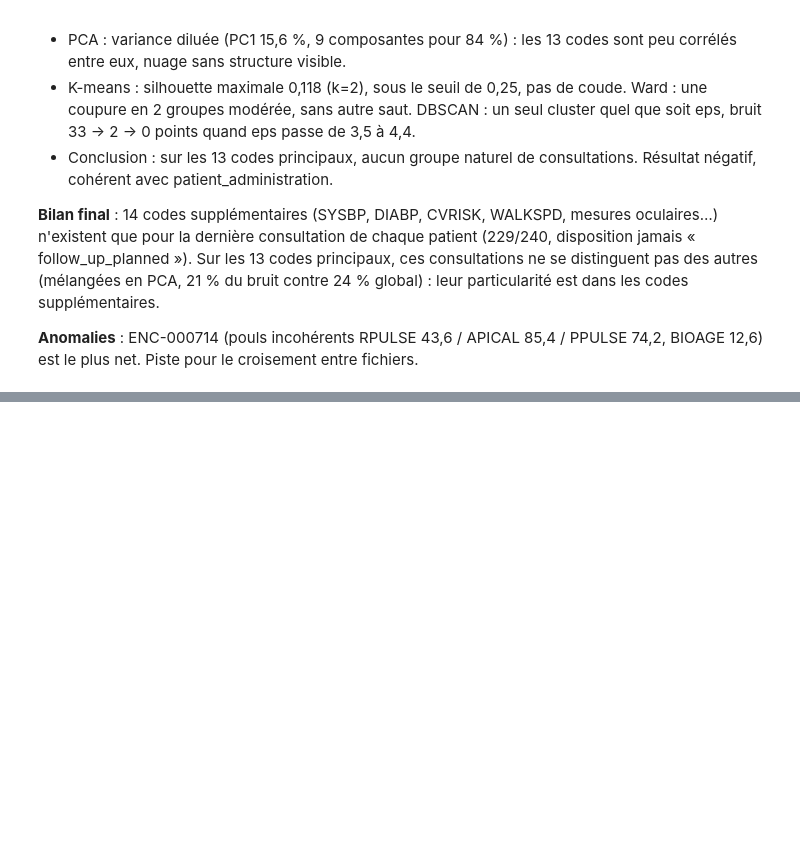
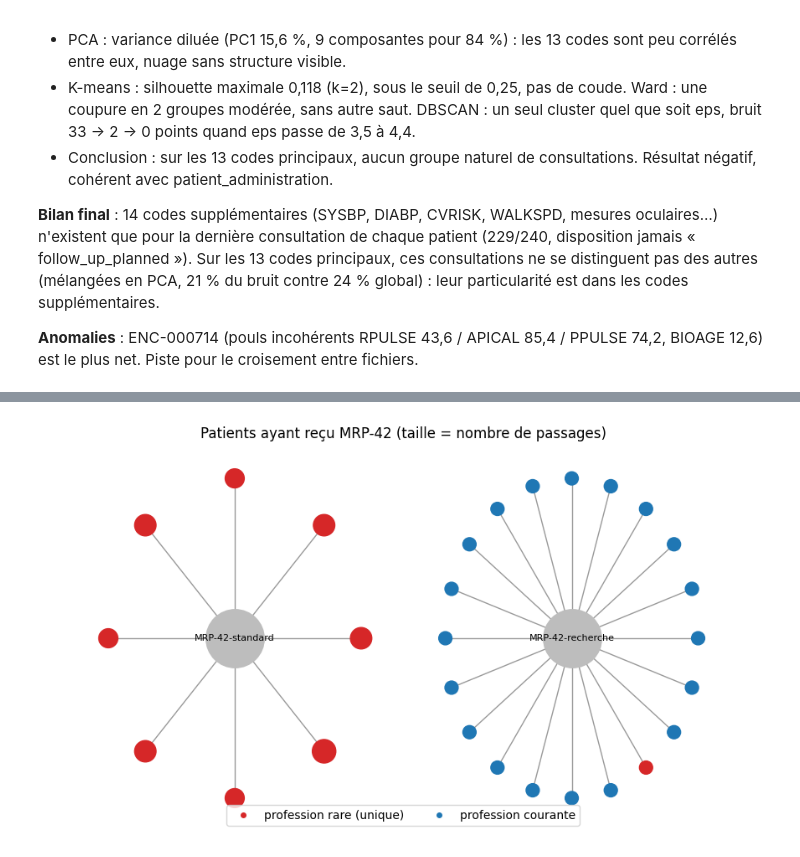
Before and after one commit to Sheik-info/20262027-UE-DataMining-Project, a Jupyter notebook: health.ipynb, the cells around one changed output, grey strips where cells are left out. Drawn from its saved outputs; the diff is of its cells as text; code cells hidden in the pictures; blank space fills up the shorter version.

```diff
--- a/health.ipynb
+++ b/health.ipynb
@@ -655,10 +645,25 @@ plt.axis('off'); plt.show()
 # %% [output]
 [figure]
 # %%
+import numpy as np
+import pandas as pd
+import networkx as nx
+import matplotlib.pyplot as plt
+from matplotlib.lines import Line2D
+
+# Reconstruction de G2 (patients reliés par un même nom de famille)
+fam = pa['family_name'].str.strip().str.lower()
+G2 = nx.Graph()
+G2.add_nodes_from(pa['patient_number'])
+for nom, g in pa.assign(fam=fam).groupby('fam'):
+    ids = g['patient_number'].tolist()
+    G2.add_edges_from((a, b) for i, a in enumerate(ids) for b in ids[i+1:])
+
 # Couleur = installation du patient
 couleur_fac = {'FAC-VLN-101': '#3182bd', 'FAC-AVL-201': '#e6550d', 'FAC-AVL-301': '#31a354'}
 fac_par_pat = pa.set_index('patient_number')['primary_facility_license']
 
+# On ne dessine que les familles de >= 3 patients
 gros = [c for c in nx.connected_components(G2) if len(c) >= 3]
 H = G2.subgraph([n for c in gros for n in c])
 pos2 = nx.spring_layout(H, seed=42, k=0.35)
@@ -668,8 +673,8 @@ nx.draw_networkx_edges(H, pos2, alpha=0.25)
 nx.draw_networkx_nodes(H, pos2, node_size=45,
                        node_color=[couleur_fac[fac_par_pat[n]] for n in H.nodes()])
 plt.title(f"Patients de même nom de famille ({len(gros)} familles de ≥ 3), couleur = installation")
-from matplotlib.lines import Line2D
-plt.legend(handles=[Line2D([0], [0], marker='o', color='w', markerfacecolor=c, label=f) for f, c in couleur_fac.items()])
+plt.legend(handles=[Line2D([0], [0], marker='o', color='w', markerfacecolor=c, label=f)
+                    for f, c in couleur_fac.items()])
 plt.axis('off'); plt.show()
 # %% [output]
 [figure]
@@ -1796,0 +1949,58 @@ dtype: float64
+# %%
+from scipy.stats import fisher_exact
+pd.set_option('display.width', 250); pd.set_option('display.max_columns', 10)
+
+occ = pa.set_index('patient_number')['occupation_text']
+rare = occ.map(occ.value_counts()) == 1          # profession portée par 1 seul patient
+
+# Graphe biparti patient - type de procédure (poids = nombre de passages)
+bip = cp.groupby(['patient_number', 'procedure_type']).size().reset_index(name='n')
+B = nx.Graph()
+for _, r in bip.iterrows():
+    B.add_edge(r['patient_number'], r['procedure_type'], weight=int(r['n']))
+types = sorted(cp['procedure_type'].unique())
+print("Nœuds :", B.number_of_nodes(), "(", len(types), "types +", B.number_of_nodes() - len(types), "patients ) | liens :", B.number_of_edges())
+
+# Force des types : procédures, patients et passages par patient
+resume = pd.DataFrame({'nb_procedures': bip.groupby('procedure_type')['n'].sum(),
+                       'nb_patients': bip.groupby('procedure_type')['patient_number'].nunique()})
+resume['procedures_par_patient'] = (resume['nb_procedures'] / resume['nb_patients']).round(2)
+print(resume.sort_values('procedures_par_patient', ascending=False))
+
+# Qui reçoit MRP-42 ?
+std = bip.loc[bip['procedure_type'] == 'MRP-42-standard', 'patient_number']
+rec = bip.loc[bip['procedure_type'] == 'MRP-42-recherche', 'patient_number']
+fiche = (bip[bip['procedure_type'] == 'MRP-42-standard'].set_index('patient_number')[['n']]
+         .join(occ.rename('profession')).join(rare.rename('profession_rare'))
+         .sort_values('n', ascending=False))
+print(fiche.to_string())
+
+# Les patients à profession rare sont-ils sur-représentés ? (Fisher)
+for nom, groupe in [('MRP-42-standard', std), ('MRP-42-recherche', rec)]:
+    t = pd.crosstab(rare.reindex(pa['patient_number']).values, pa['patient_number'].isin(groupe).values)
+    odds, p = fisher_exact(t)
+    print(f"{nom} : {int(t.iloc[1, 1])} patients à profession rare sur {int(t[True].sum())} | Fisher p = {p:.2g}")
+
+# Dessin : les deux protocoles MRP-42 et leurs patients
+hub = {'MRP-42-standard': (-1.2, 0), 'MRP-42-recherche': (1.2, 0)}
+pos, noeuds_aff = dict(hub), list(hub)
+for nom, groupe in [('MRP-42-standard', std), ('MRP-42-recherche', rec)]:
+    ids = list(groupe)
+    for i, p in enumerate(ids):
+        ang = 2 * np.pi * i / len(ids)
+        pos[p] = (hub[nom][0] + 0.9 * np.cos(ang), 0.9 * np.sin(ang))
+        noeuds_aff.append(p)
+sous = B.subgraph(noeuds_aff)
+pats = [p for p in noeuds_aff if p not in hub]
+plt.figure(figsize=(11, 6))
+nx.draw_networkx_edges(sous, pos, alpha=0.4)
+nx.draw_networkx_nodes(sous, pos, nodelist=list(hub), node_size=2500, node_color='#bdbdbd')
+nx.draw_networkx_nodes(sous, pos, nodelist=pats,
+                       node_size=[60 + 70 * B[p][[t for t in hub if B.has_edge(p, t)][0]]['weight'] for p in pats],
+                       node_color=['#d62728' if rare[p] else '#1f77b4' for p in pats])
+nx.draw_networkx_labels(sous, pos, labels={h: h for h in hub}, font_size=8)
+plt.legend(loc='lower center', ncol=2, handles=[
+    plt.Line2D([0], [0], marker='o', color='w', markerfacecolor='#d62728', label='profession rare (unique)'),
+    plt.Line2D([0], [0], marker='o', color='w', markerfacecolor='#1f77b4', label='profession courante')])
+plt.title("Patients ayant reçu MRP-42 (taille = nombre de passages)"); plt.axis('off'); plt.show()
+# %% [output]
@@ -1796,0 +2024 @@ dtype: float64
+[figure, added]
```
Also changed, not shown: parts of 14 cells of this notebook.
